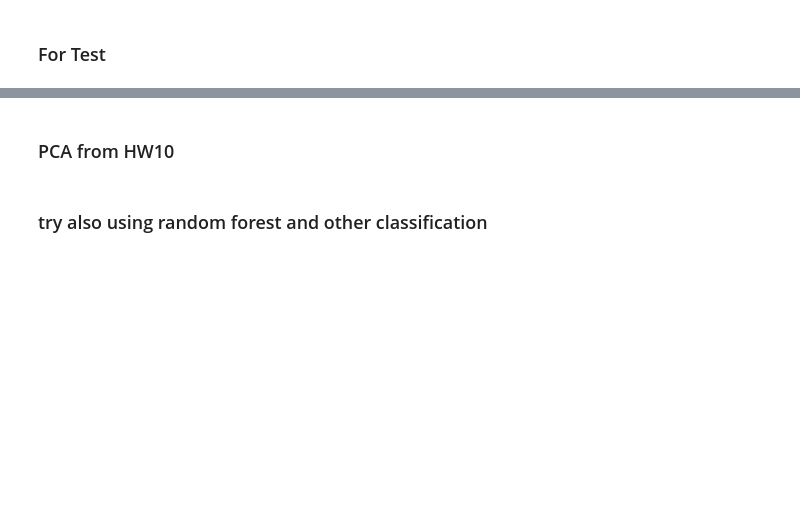
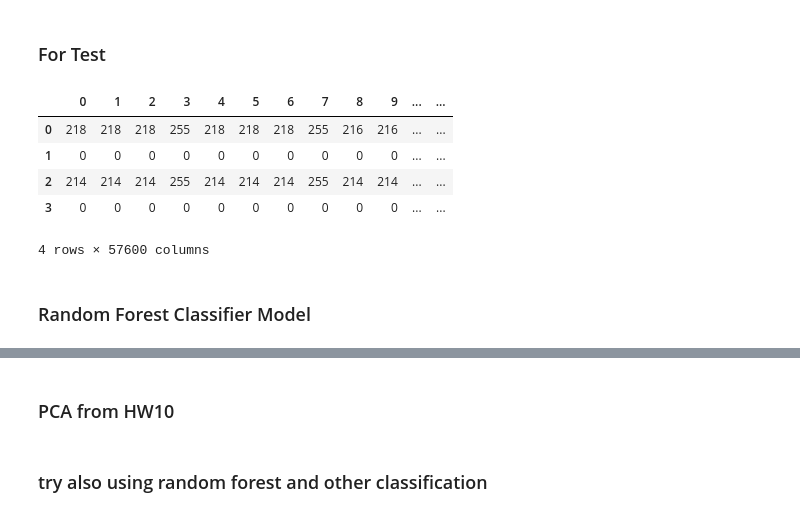
Before and after one commit to MACHINE-LEARNING-FOR-MEDIA-2024/Fianl_Project_Draft, a Jupyter notebook: HW06.ipynb, the cells around one changed output, grey strips where cells are left out. Drawn from its saved outputs; the diff is of its cells as text; code cells hidden in the pictures; blank space fills up the shorter version.

```diff
--- a/HW06.ipynb
+++ b/HW06.ipynb
@@ -533,10 +553,23 @@ train_df["label"] = label_data
 # %%
 test_pixel_data = []
 
-# TODO: loop over files and load their pixels into a list
+# Flatten pixel data for each image
 for fname in test_files:
-  img = open_image(path.join("./data/images/pokemon_test", fname))
-  test_pixel_data.append(img.pixels)
+    img = open_image(path.join("./data/images/pokemon_test", fname))
+    # Flatten the image pixels into a 1D array
+    flattened_pixels = np.array(img.pixels).flatten()
+    test_pixel_data.append(flattened_pixels)
 
-# TODO: load into DataFrame (this might take 20 - 30 seconds)
+# Load into DataFrame
 test_df = pd.DataFrame(test_pixel_data)
+# %%
+test_df.head()
+# %% [output]
+|  | 0 | 1 | 2 | 3 | 4 | 5 | 6 | 7 | 8 | 9 | ... | ... |
+| 0 | 218 | 218 | 218 | 255 | 218 | 218 | 218 | 255 | 216 | 216 | ... | ... |
+| 1 | 0 | 0 | 0 | 0 | 0 | 0 | 0 | 0 | 0 | 0 | ... | ... |
+| 2 | 214 | 214 | 214 | 255 | 214 | 214 | 214 | 255 | 214 | 214 | ... | ... |
+| 3 | 0 | 0 | 0 | 0 | 0 | 0 | 0 | 0 | 0 | 0 | ... | ... |
+4 rows × 57600 columns
+# %% [markdown]
+### Random Forest Classifier Model
```
Also changed, not shown: parts of 26 cells of this notebook, 1 other file.
